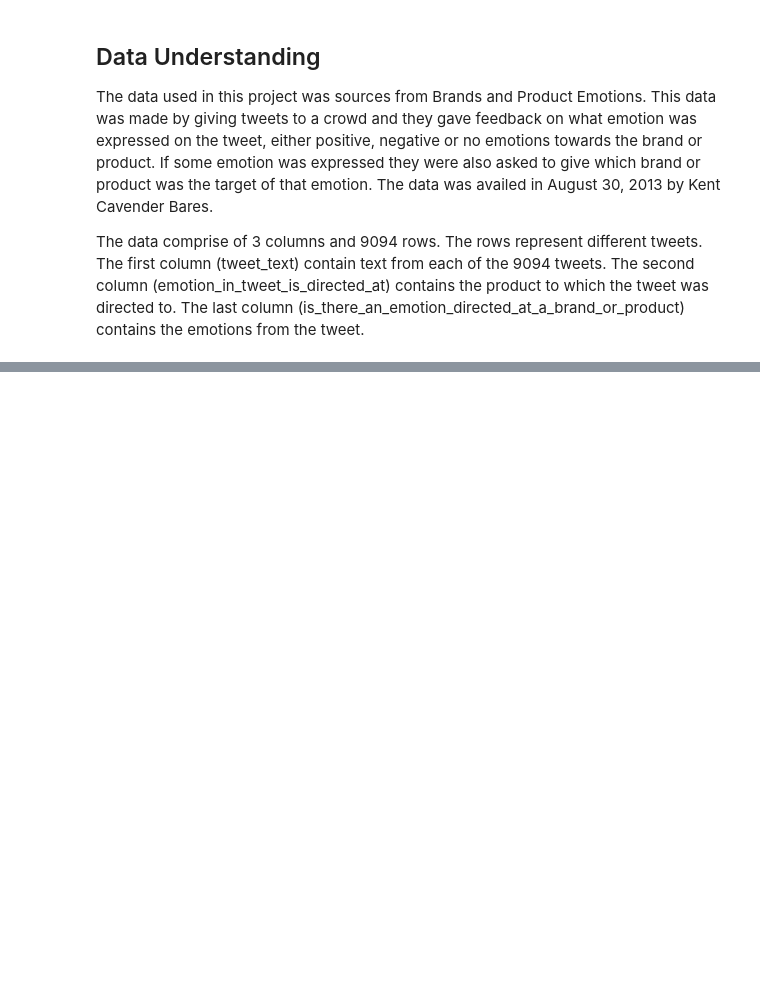
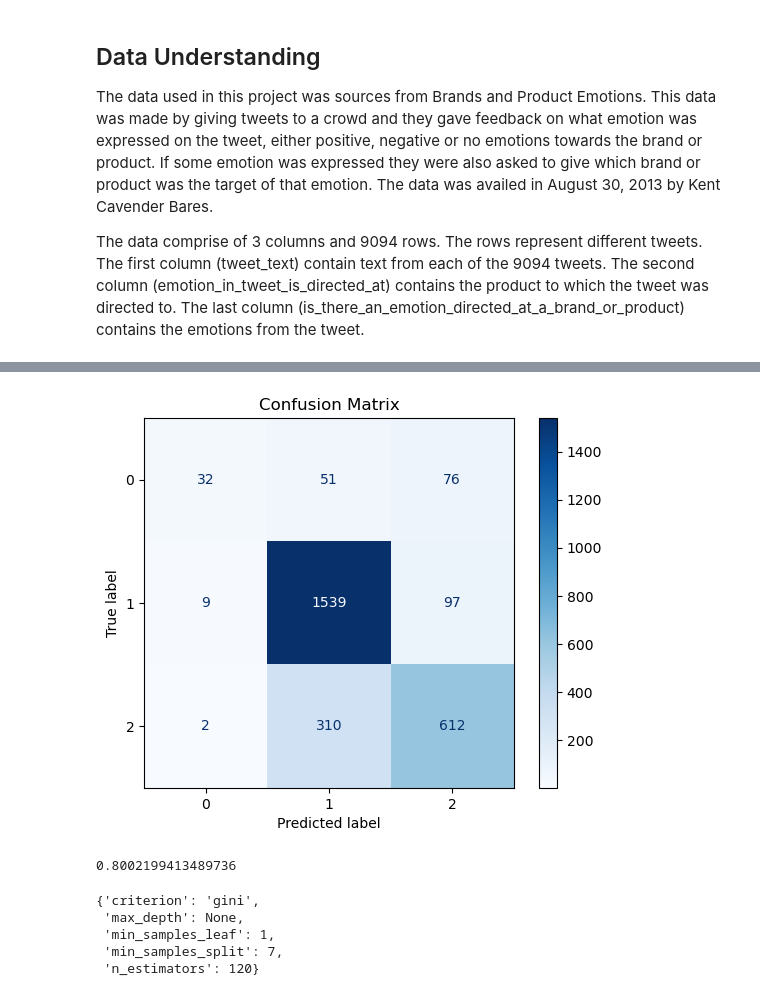
Before and after one commit to mauricenjogu/phase_4_NLP, a Jupyter notebook: doing.ipynb, the cells around one changed output, grey strips where cells are left out. Saved outputs shown, nothing was run; the diff lists cells and outputs as text; code cells hidden in the pictures; blank space fills up the shorter version.

```diff
--- a/doing.ipynb
+++ b/doing.ipynb
@@ -53,0 +288,39 @@ data.head(5)
+# %%
+# Compute confusion matrix
+conf_matrix_final = confusion_matrix(y_test, y_test_smote_preds)
+
+# Display the confusion matrix
+disp = ConfusionMatrixDisplay(conf_matrix_final)
+disp.plot(cmap='Blues')
+plt.title('Confusion Matrix')
+plt.show()
+
+print(accuracy_score(y_test, y_test_smote_preds))
+# %% [output]
+[figure, added]
+0.8002199413489736
+# %%
+#improving our by Hyperparameter Tuning using gridsearch
+from sklearn.model_selection import  GridSearchCV# Define hyperparameter grid for tuning
+param_grid = {
+    'n_estimators': [100,110,120],
+    'criterion': ['gini'],
+    'max_depth': [None],
+    'min_samples_split': [6,7,8],
+    'min_samples_leaf': [1,2],
+}
+# Initializing GridSearchCV with the RandomForest classifier and hyperparameter grid
+grid_search = GridSearchCV(classifier_smote, param_grid, cv=5, scoring='accuracy')
+
+# Fitingt the grid search to your training data
+grid_search.fit(X_train_resampled,  y_train_resampled)
+
+# Getting the best parameters from the grid search
+
+grid_search.best_params_
+# %% [output]
+{'criterion': 'gini',
+ 'max_depth': None,
+ 'min_samples_leaf': 1,
+ 'min_samples_split': 7,
+ 'n_estimators': 120}
```
Also changed, not shown: parts of 27 cells of this notebook.
